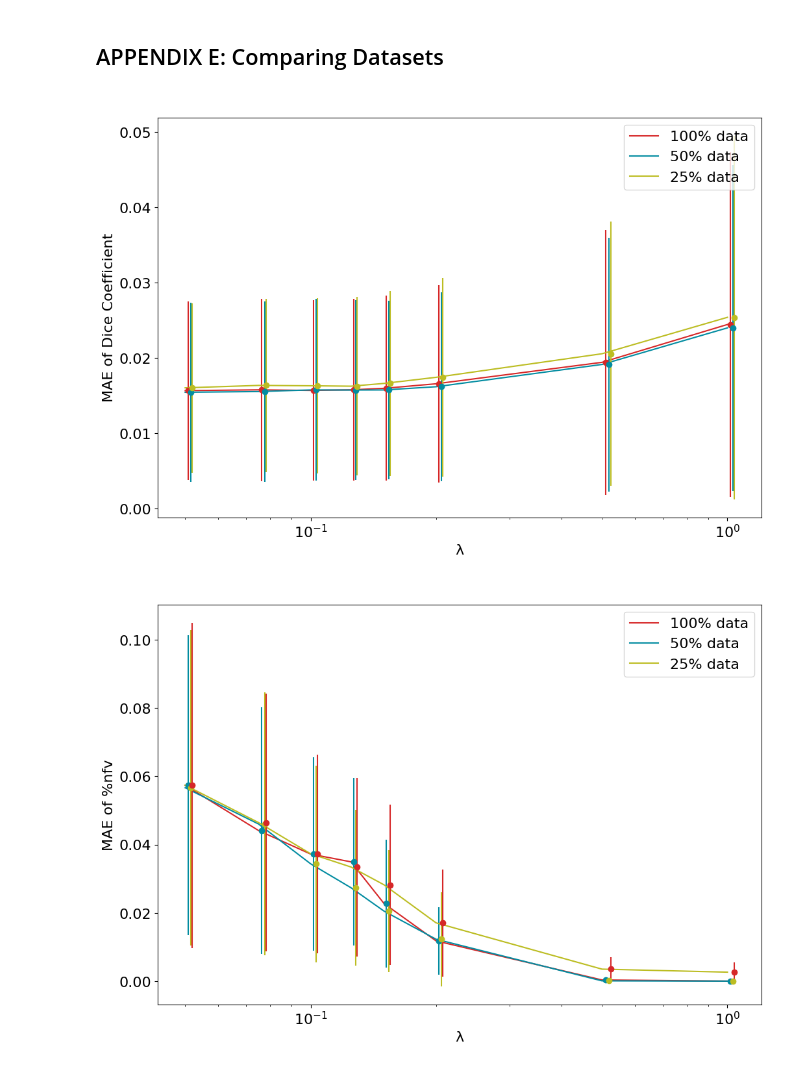
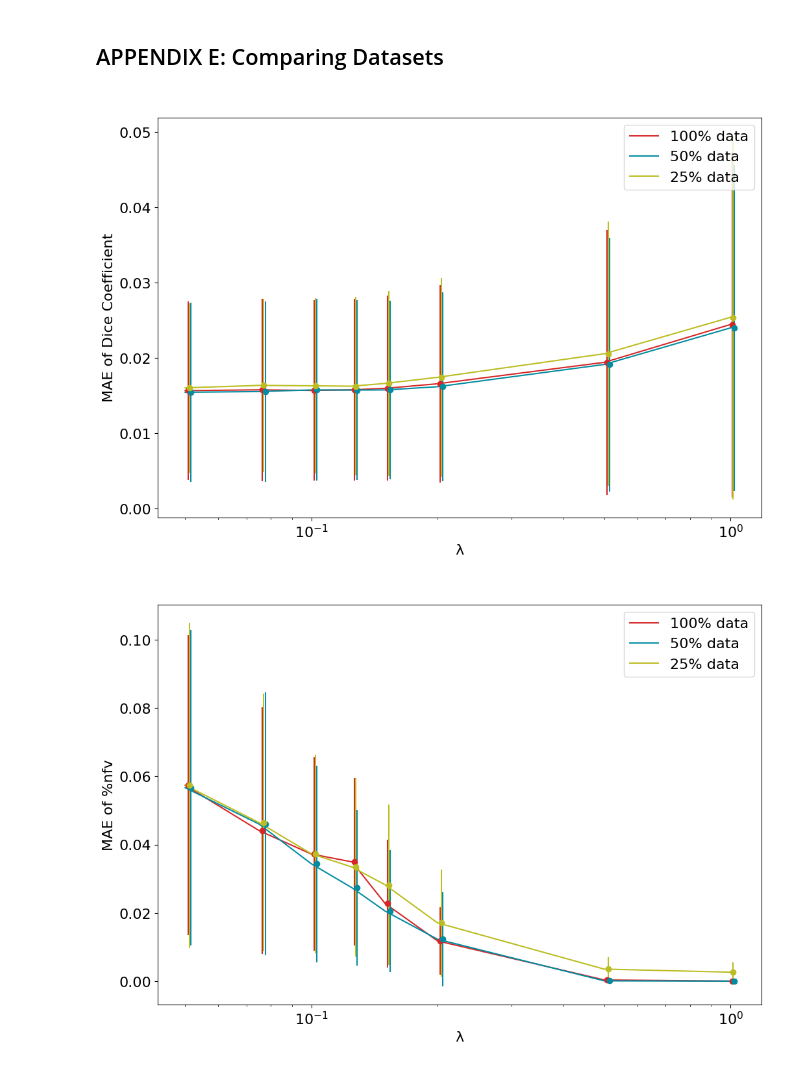
Before and after one commit to aisha-lawal/hyperpredict, a Jupyter notebook: visualizations/hyperpredict_clapirn.ipynb, the cells around one changed output. Cells and saved outputs as stored; diff of their text form; code cells hidden in the pictures.

```diff
--- a/visualizations/hyperpredict_clapirn.ipynb
+++ b/visualizations/hyperpredict_clapirn.ipynb
@@ -546,7 +546,7 @@ lamda = fifty_percent_data["lamda"].unique()
 lam_log = np.where(lamda > 0, np.log(lamda), np.log(lamda + 1e-5))
 
 
-x_errorbar = [0.0008,0.0013 ,0.0015,0.0017,0.0020,0.003,0.01,0.015]
+x_errorbar = [0.0008,0.0013 ,0.0015,0.0017,0.0020,0.003,0.007, 0.01]
 
 #100% data
 hundered_percent_data["dice_difference"] = abs(hundered_percent_data["predicted_dice"] - hundered_percent_data["target_dice"])
@@ -570,7 +570,7 @@ twentyfive_percent_data["dice_difference"] = abs(twentyfive_percent_data["predic
 mean_difference =  twentyfive_percent_data.groupby("lamda").mean().reset_index()
 std_dev = twentyfive_percent_data.groupby("lamda").std().reset_index()
 sns.lineplot(x=lamda, y=mean_difference["dice_difference"], color="#bcbd22")
-plt.errorbar([x*2.5 for x in x_errorbar]+lamda, mean_difference["dice_difference"], yerr=std_dev["dice_difference"], fmt='o', color = '#bcbd22')
+plt.errorbar([x*1.5 for x in x_errorbar]+lamda, mean_difference["dice_difference"], yerr=std_dev["dice_difference"], fmt='o', color = '#bcbd22')
 
 
 # Create custom legend
@@ -588,40 +588,40 @@ plt.ylabel("MAE of Dice Coefficient");
 plt.xscale("log")
 plt.show()
 # %% [output]
-[figure, old version]
+[figure, new version]
 # %%
 #nfv difference
 hundered_percent_data["nfv_difference"] = abs((hundered_percent_data["predicted_nfv"]/ maximum_nfv)*100 - (hundered_percent_data["target_nfv"]/maximum_nfv)*100)
 mean_difference =  hundered_percent_data.groupby("lamda").mean().reset_index()
 std_dev = hundered_percent_data.groupby("lamda").std().reset_index()
 sns.lineplot(x=lamda, y=mean_difference["nfv_difference"], color="#d62728")
-plt.errorbar(x_errorbar + lamda, mean_difference["nfv_difference"], yerr=std_dev["nfv_difference"], fmt='o', color = '#028ca1')
+plt.errorbar(x_errorbar + lamda, mean_difference["nfv_difference"], yerr=std_dev["nfv_difference"], fmt='o', color = '#d62728')
 
 fifty_percent_data["nfv_difference"] = abs((fifty_percent_data["predicted_nfv"]/ maximum_nfv)*100 - (fifty_percent_data["target_nfv"]/maximum_nfv)*100)
 mean_difference =  fifty_percent_data.groupby("lamda").mean().reset_index()
 std_dev = fifty_percent_data.groupby("lamda").std().reset_index()
 sns.lineplot(x=lamda, y=mean_difference["nfv_difference"], color="#028ca1", errorbar="sd")
-plt.errorbar([x*2 for x in x_errorbar]+lamda, mean_difference["nfv_difference"], yerr=std_dev["nfv_difference"], fmt='o', color='#bcbd22')
+plt.errorbar([x*2 for x in x_errorbar]+lamda, mean_difference["nfv_difference"], yerr=std_dev["nfv_difference"], fmt='o', color='#028ca1')
 
 twentyfive_percent_data["nfv_difference"] = abs((twentyfive_percent_data["predicted_nfv"]/ maximum_nfv)*100 - (twentyfive_percent_data["target_nfv"]/maximum_nfv)*100)
 mean_difference =  twentyfive_percent_data.groupby("lamda").mean().reset_index()
 std_dev = twentyfive_percent_data.groupby("lamda").std().reset_index()
 sns.lineplot(x=lamda, y=mean_difference["nfv_difference"], color="#bcbd22")
-plt.errorbar([x*2.5 for x in x_errorbar]+lamda, mean_difference["nfv_difference"], yerr=std_dev["nfv_difference"], fmt='o', color='#d62728')
+plt.errorbar([x*1.5 for x in x_errorbar]+lamda, mean_difference["nfv_difference"], yerr=std_dev["nfv_difference"], fmt='o', color='#bcbd22')
 
 
 custom_legend = [
     plt.Line2D([0], [0], color='#d62728',  linestyle='-', markersize=5),
     plt.Line2D([0], [0], color='#028ca1',  linestyle='-', markersize=5),
     plt.Line2D([0], [0], color='#bcbd22', linestyle='-', markersize=5),
 ]
 legend_labels = ['100% data', '50% data', '25% data']
 
 plt.legend(custom_legend, legend_labels)
 plt.title(" ");
 plt.xlabel("λ");
 plt.ylabel("MAE of %nfv");
 plt.xscale('log')
 plt.show()
 # %% [output]
-[figure, old version]
+[figure, new version]
```
